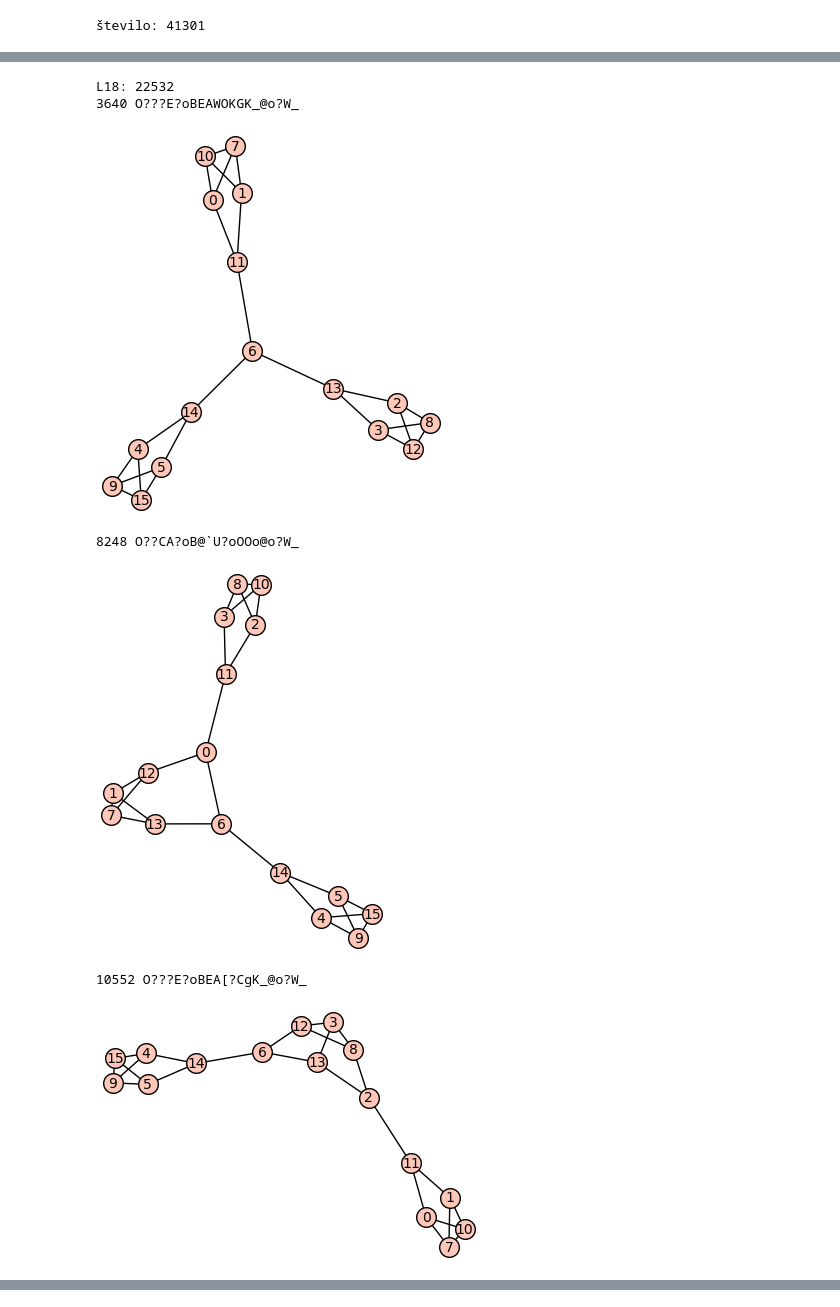
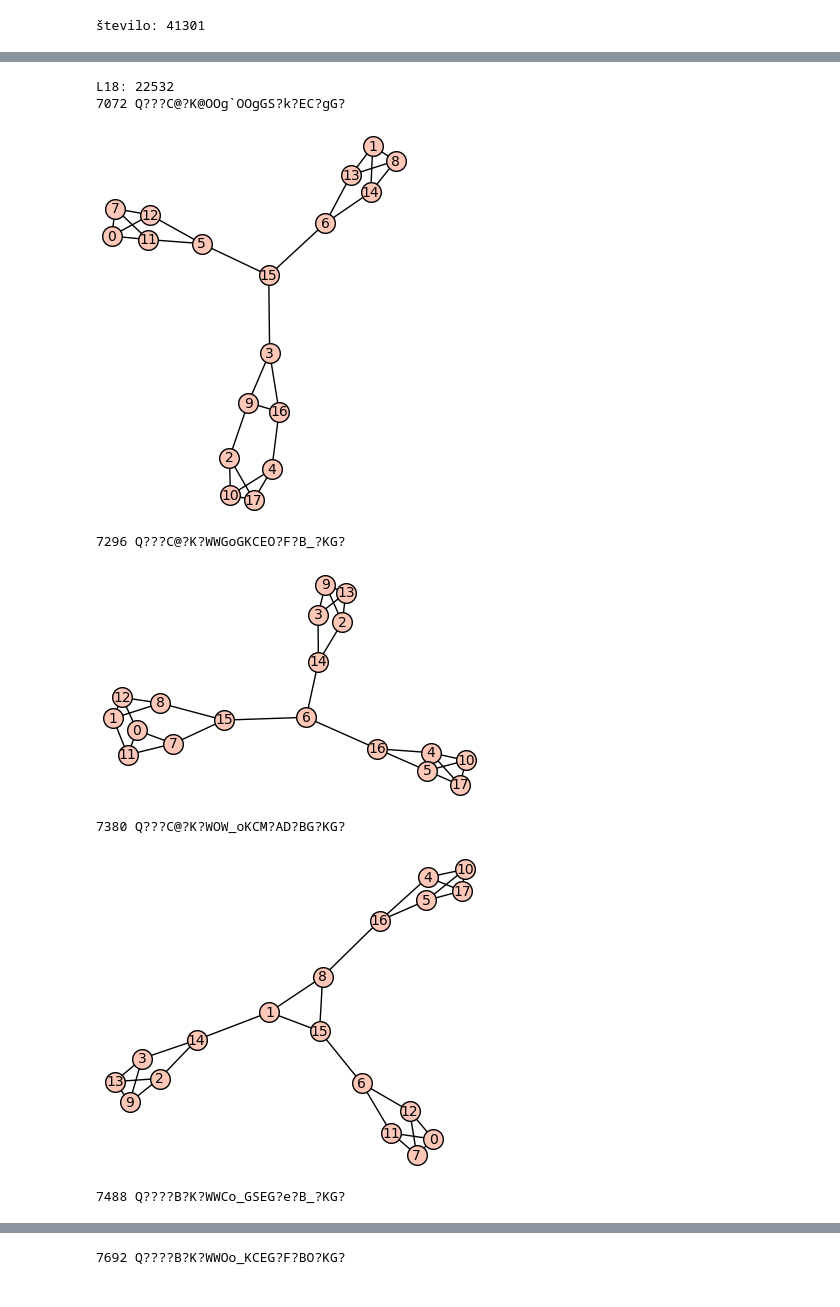
Before and after one commit to ZigaObradovic/FP_Group13, a Jupyter notebook: main.ipynb, the cells around one changed output, grey strips where cells are left out. Saved outputs shown, nothing was run; the diff lists cells and outputs as text; code cells hidden in the pictures.

```diff
--- a/main.ipynb
+++ b/main.ipynb
@@ -76,12 +76,12 @@ for n in range(10,19,2):
 
 n = 16
 L = Ln_graph(n)
-pn = subpath_number(L)
+pnL = subpath_number(L)
 n16_grafi = cubic_graphs(n)
 for G in n16_grafi:
     pnG = subpath_number(G)
-    if pnG <= pn:
-        print(f"{G.name()}: |V|={G.num_verts()}, |E|={G.num_edges()}, cubic={all(d==3 for d in G.degree())}, pn(G)={pnG}, pn(L)={pn}, Enaka={G.is_isomorphic(L)}")
+    if pnG <= pnL:
+        print(f"{G.name()}: |V|={G.num_verts()}, |E|={G.num_edges()}, cubic={all(d==3 for d in G.degree())}, pn(G)={pnG}, pn(L)={pnL}, Enaka={G.is_isomorphic(L)}")
         G.show()
 # %% [output]
 : |V|=16, |E|=24, cubic=True, pn(G)=11704, pn(L)=12744, Enaka=False
@@ -144,7 +144,7 @@ print(f"število: {len(Gs)}")
 # %% [output]
 število: 41301
 # %%
-slov = {G.graph6_string() : subpath_number(G) for G in cubic_graphs(16)}
+slov = {G.graph6_string() : subpath_number(G) for G in cubic_graphs(18)}
 # %%
 najmanjsi_graf6 = min(slov, key=slov.get)
 print("Najmanjši graf6:", najmanjsi_graf6)
@@ -159,16 +159,17 @@ Vrednost: 3640
 # %%
-naj3 = sorted(slov.items(), key=lambda x: x[1])[:3]
+naj3 = sorted(slov.items(), key=lambda x: x[1])[:5]
 L18 = Ln_graph(18)
 print(f"L18: {subpath_number(L18)}")
 for g6, val in naj3:
     print(val, g6)
     G = Graph(g6)
     G.show()
 # %% [output]
 L18: 22532
-3640 O???E?oBEAWOKGK_@o?W_
+7072 Q???C@?K@OOg`OOgGS?k?EC?gG?
-[figure, old version]
+[figure, new version]
-8248 O??CA?oB@`U?oOOo@o?W_
+7296 Q???C@?K?WWGoGKCEO?F?B_?KG?
-[figure, old version]
+[figure, new version]
-10552 O???E?oBEA[?CgK_@o?W_
+7380 Q???C@?K?WOW_oKCM?AD?BG?KG?
-[figure, old version]
+[figure, new version]
+7488 Q????B?K?WWCo_GSEG?e?B_?KG?
@@ -174,0 +177 @@ L18: 22532
+7692 Q????B?K?WWOo_KCEG?F?BO?KG?
```
Also changed, not shown: parts of 4 cells of this notebook, 2 other files.
